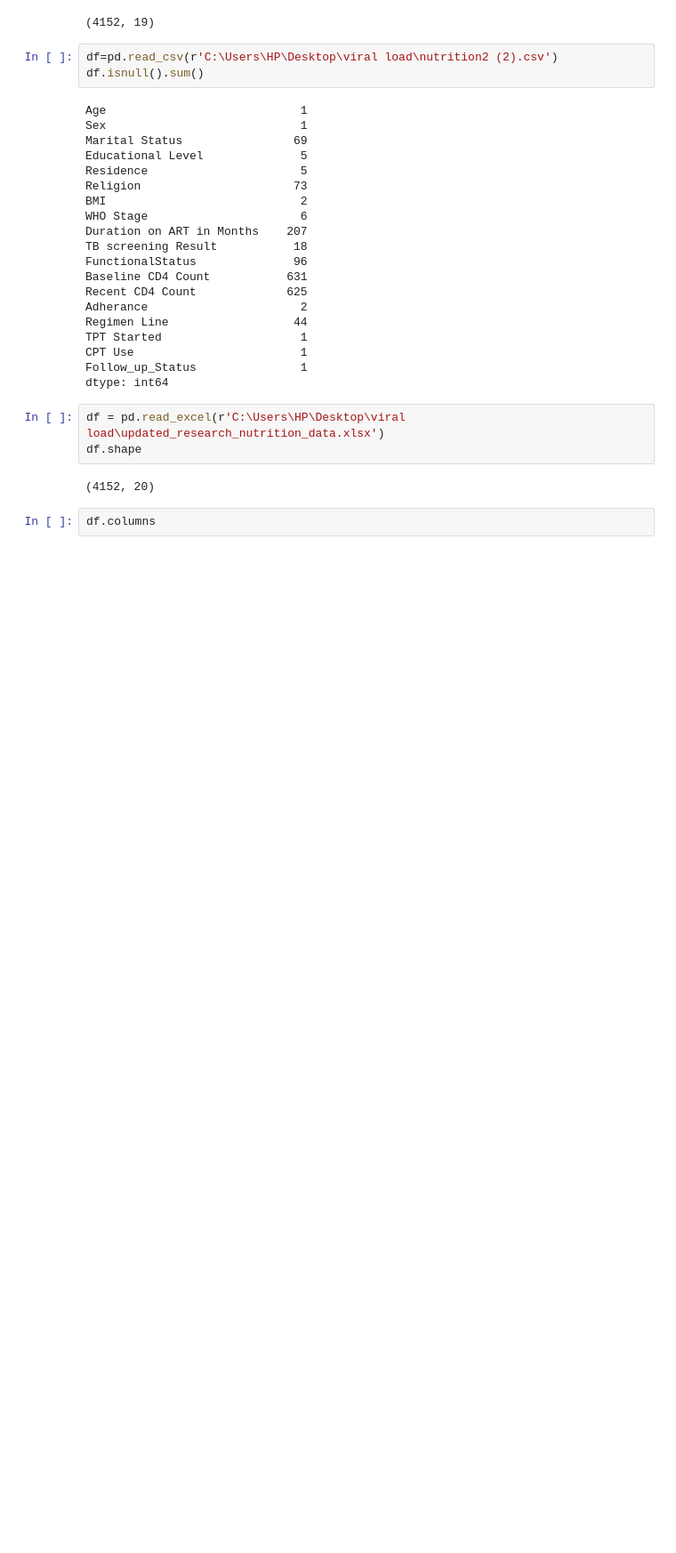
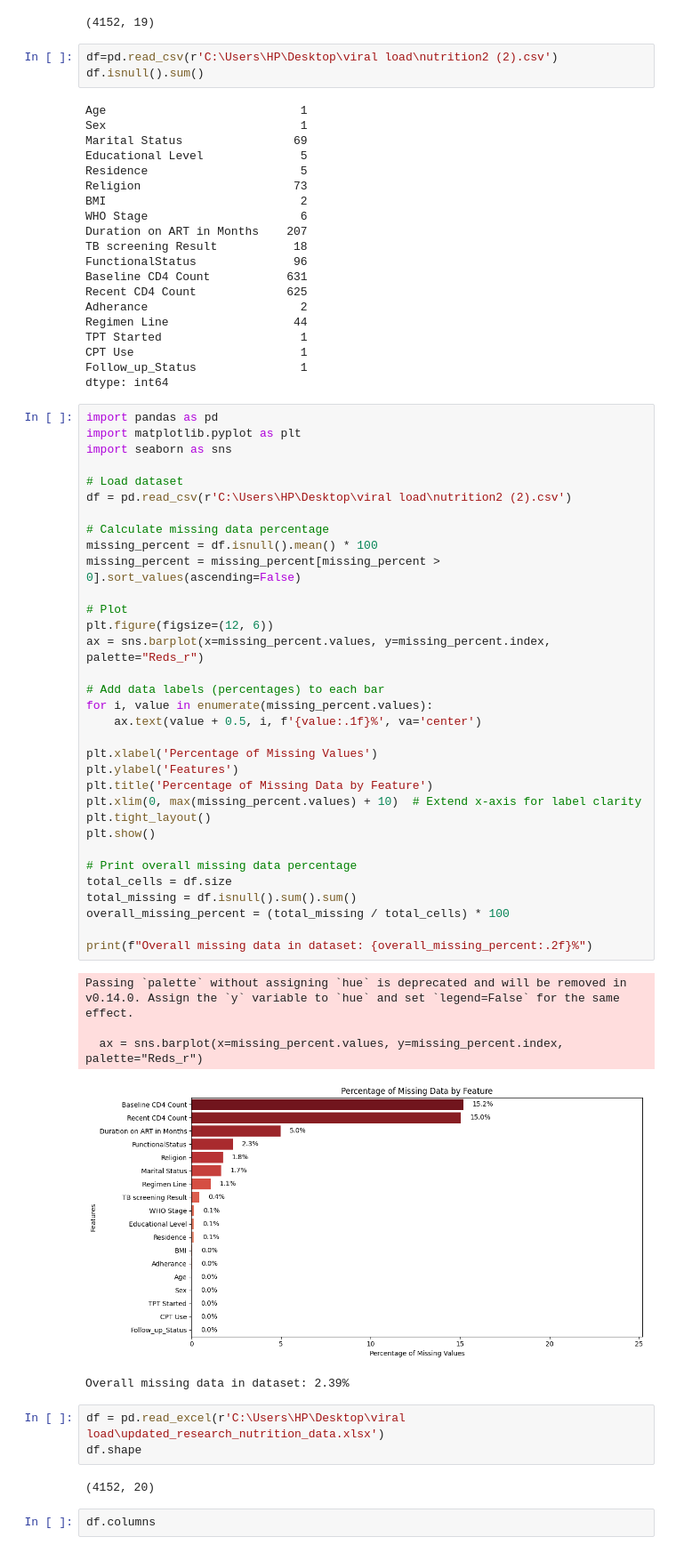
Before and after one commit to abrahamekeffale/Viral-Load-Status-Classification, a Jupyter notebook: notebbok/vizualization.ipynb, the cells around one changed output. Shown at 89% size. Saved outputs shown, nothing was run; the diff lists cells and outputs as text; blank space fills up the shorter version.

```diff
--- a/notebbok/vizualization.ipynb
+++ b/notebbok/vizualization.ipynb
@@ -43,6 +43,45 @@ TPT Started                    1
 CPT Use                        1
 Follow_up_Status               1
 dtype: int64
+# %%
+import pandas as pd
+import matplotlib.pyplot as plt
+import seaborn as sns
+
+# Load dataset
+df = pd.read_csv(r'C:\Users\HP\Desktop\viral load\nutrition2 (2).csv')
+
+# Calculate missing data percentage
+missing_percent = df.isnull().mean() * 100
+missing_percent = missing_percent[missing_percent > 0].sort_values(ascending=False)
+
+# Plot
+plt.figure(figsize=(12, 6))
+ax = sns.barplot(x=missing_percent.values, y=missing_percent.index, palette="Reds_r")
+
+# Add data labels (percentages) to each bar
+for i, value in enumerate(missing_percent.values):
+    ax.text(value + 0.5, i, f'{value:.1f}%', va='center')
+
+plt.xlabel('Percentage of Missing Values')
+plt.ylabel('Features')
+plt.title('Percentage of Missing Data by Feature')
+plt.xlim(0, max(missing_percent.values) + 10)  # Extend x-axis for label clarity
+plt.tight_layout()
+plt.show()
+
+# Print overall missing data percentage
+total_cells = df.size
+total_missing = df.isnull().sum().sum()
+overall_missing_percent = (total_missing / total_cells) * 100
+
+print(f"Overall missing data in dataset: {overall_missing_percent:.2f}%")
+# %% [output]
+Passing `palette` without assigning `hue` is deprecated and will be removed in v0.14.0. Assign the `y` variable to `hue` and set `legend=False` for the same effect.
+
+  ax = sns.barplot(x=missing_percent.values, y=missing_percent.index, palette="Reds_r")
+[figure, added]
+Overall missing data in dataset: 2.39%
 # %%
 df = pd.read_excel(r'C:\Users\HP\Desktop\viral load\updated_research_nutrition_data.xlsx')
 df.shape
```
Also changed, not shown: 1 other file.
